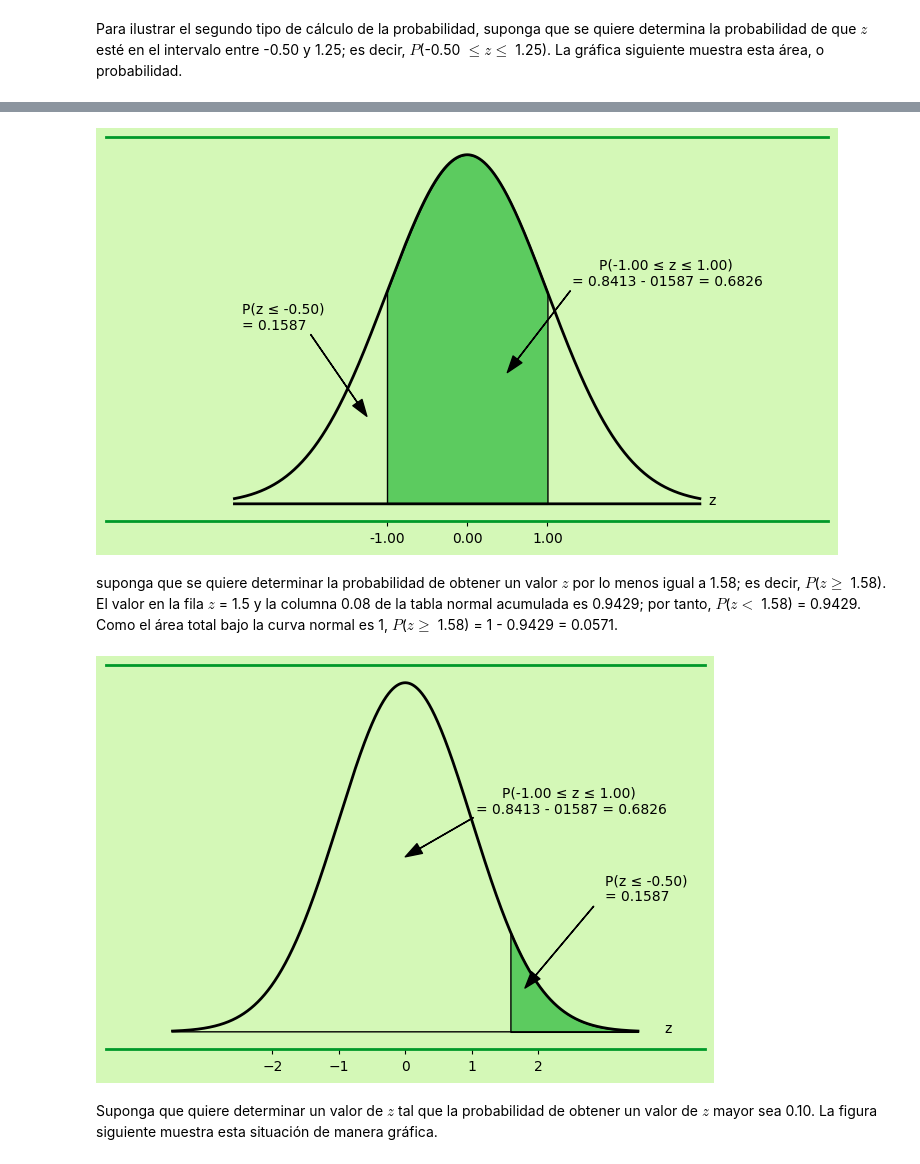
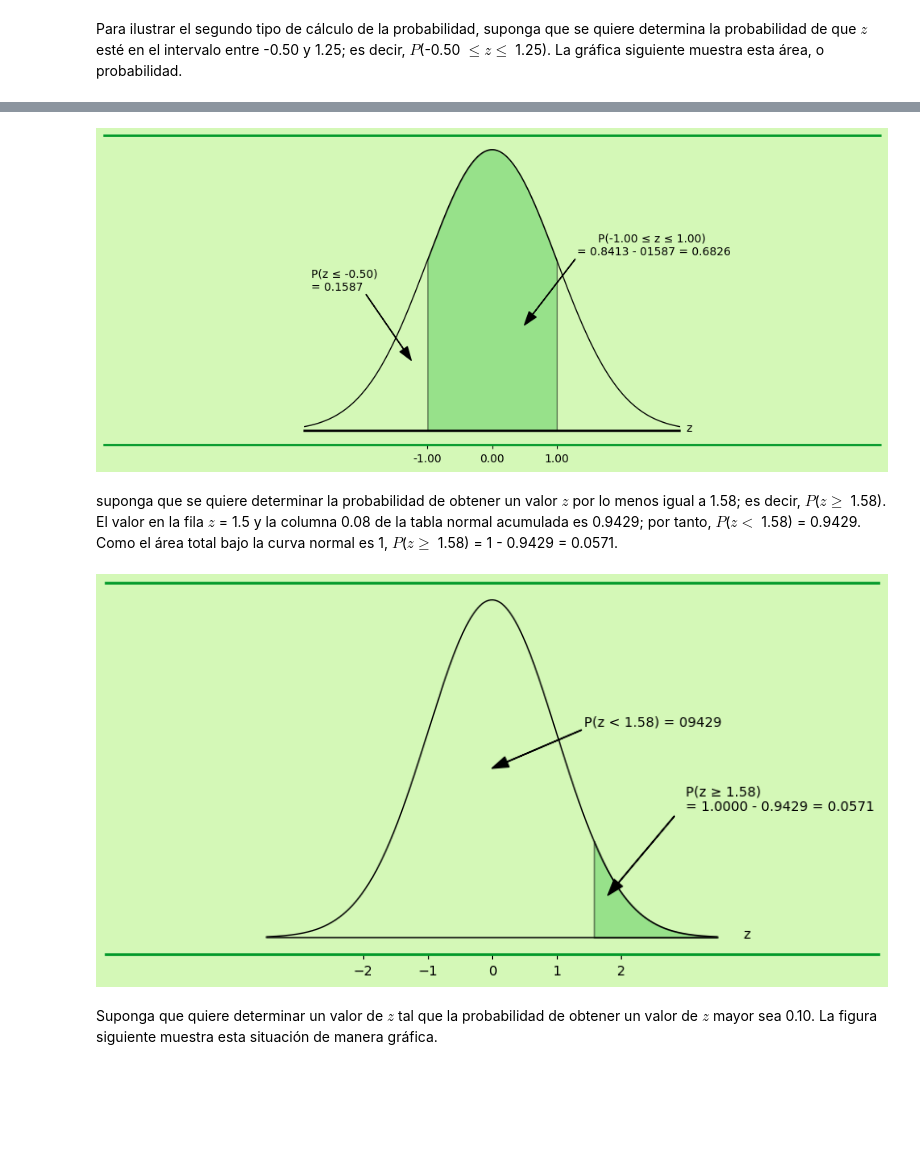
Before and after one commit to blastoise2207/Proyecto, a Jupyter notebook: docs/capitulo6.ipynb, the cells around one changed output, grey strips where cells are left out. Saved outputs shown, nothing was run; the diff lists cells and outputs as text; code cells hidden in the pictures; blank space fills up the shorter version.

```diff
--- a/docs/capitulo6.ipynb
+++ b/docs/capitulo6.ipynb
@@ -703,25 +706,20 @@ Esta probabilidad se muestra gráficamente en la figura siguiente.
 import numpy as np
 import matplotlib.pyplot as plt
 from scipy.stats import norm
-import matplotlib.patches as patches
+
 x = np.arange(-2.9, 2.9, 0.001)
 
 #pintar el fondo externo del grafico
 plt.figure(facecolor='#D4F8B7')
 
-
-#tamaño del grafico
-#plt.figure(figsize=(6,4))
-
-
 #area de sombreado rango
 x_filtered = x[(x >= -1.00) & (x <= 1.00)]
 
 #pintar la linea curva del grafico
-plt.plot(x, norm.pdf(x, 0, 1), linewidth = 2, color = '#000')
+plt.plot(x, norm.pdf(x, 0, 1), linewidth = 1, color = '#000')
 
 #pintar el area sombreada del grafico y graficar
-plt.fill_between(x_filtered, norm.pdf(x_filtered, 0, 1), color='#5CCB5F', alpha=1, edgecolor='black')
+plt.fill_between(x_filtered, norm.pdf(x_filtered, 0, 1), color='#5CCB5F', alpha=0.5, edgecolor='black')
 
 #añadir texto al grafico
 plt.text(-2.8, 0.20, ("P(z \u2264 -0.50) \n= 0.1587"))
@@ -732,40 +730,38 @@ ax = plt.gca()
 ax.spines['top'].set_color('#009929')
 ax.spines['top'].set_linewidth(2)
 #ancho del borde superior
-ax.spines['top'].set_bounds(-4.5, 4.5)
+ax.spines['top'].set_bounds(-6, 6)
 ax.spines['bottom'].set_color('#009929')
 ax.spines['bottom'].set_linewidth(2)
 #ancho del borde inferior
-ax.spines['bottom'].set_bounds(-4.5, 4.5)
+ax.spines['bottom'].set_bounds(-6, 6)
 ax.spines['right'].set_visible(False)
 ax.spines['left'].set_visible(False)
 
 #pintar el fondo interno del grafico
 ax.set_facecolor('#D4F8B7')
 
 #linea inferior del grafico
 plt.plot(x, [0]*len(x), color='black', linewidth=2)
 
 #centrar el grafico
 plt.subplots_adjust(left=0.1, right=0.9, top=0.9, bottom=0.1)
-
-#plt.arrow(0.1, 0.1, 0.2, 0.2, width=0.05, color='black')
 
 #flecha
 plt.annotate(" ", xytext = (-2, 0.2), xy = (-1.25, 0.10), arrowprops = dict(facecolor = 'black', width = 0.2, headwidth = 8),
              horizontalalignment = 'center')
 
 #texto con flecha
 plt.annotate("P(-1.00 \u2264 z \u2264 1.00) \n= 0.8413 - 01587 = 0.6826", xytext = (2.5, 0.25),
              xy = (0.5, 0.15), arrowprops = dict(facecolor = 'black', width = 0.2, headwidth = 8),
              horizontalalignment = 'center')
 
 #mostrar ejes x, y
 plt.xticks([-1, 0, 1], ['{:.2f}'.format(i) for i in [-1, 0, 1]])
 plt.yticks([])
 plt.show()
 # %% [output]
-[figure, old version]
+[figure, new version]
 # %% [markdown]
 suponga que se quiere determinar la probabilidad de obtener un valor $z$ por lo menos igual a 1.58; es decir,
 $P$($z \ge$ 1.58). El valor en la fila $z$ = 1.5 y la columna 0.08 de la tabla normal acumulada es 0.9429; por tanto, $P$($z <$ 1.58) = 0.9429. Como el área total bajo la curva normal es 1, $P$($z \ge$ 1.58) = 1 - 0.9429 = 0.0571.
@@ -773,7 +769,7 @@ $P$($z \ge$ 1.58). El valor en la fila $z$ = 1.5 y la columna 0.08 de la tabla n
 import numpy as np
 import matplotlib.pyplot as plt
 from scipy.stats import norm
-import matplotlib.patches as patches
+
 x = np.arange(-3.5, 3.5, 0.001)
 
 #pintar el fondo externo del grafico
@@ -788,13 +784,13 @@ plt.figure(facecolor='#D4F8B7')
 x_filtered = x[(x >= 1.58) & (x <= 3.50)]
 
 #pintar la linea curva del grafico
-plt.plot(x, norm.pdf(x, 0, 1), linewidth = 2, color = '#000')
+plt.plot(x, norm.pdf(x, 0, 1), linewidth = 1, color = '#000')
 
 #pintar el area sombreada del grafico y graficar
-plt.fill_between(x_filtered, norm.pdf(x_filtered, 0, 1), color='#5CCB5F', alpha=1, edgecolor='black')
+plt.fill_between(x_filtered, norm.pdf(x_filtered, 0, 1), color='#5CCB5F', alpha=0.5, edgecolor='black')
 
 #añadir texto al grafico
-plt.text(3, 0.15, ("P(z \u2264 -0.50) \n= 0.1587"))
+plt.text(3, 0.15, ("P(z \u2265 1.58) \n= 1.0000 - 0.9429 = 0.0571"))
 plt.text(3.9, 0, ("z"))
 
 #bordes del grafico
@@ -802,11 +798,11 @@ ax = plt.gca()
 ax.spines['top'].set_color('#009929')
 ax.spines['top'].set_linewidth(2)
 #ancho del borde superior
-ax.spines['top'].set_bounds(-4.5, 4.5)
+ax.spines['top'].set_bounds(-6, 6)
 ax.spines['bottom'].set_color('#009929')
 ax.spines['bottom'].set_linewidth(2)
 #ancho del borde inferior
-ax.spines['bottom'].set_bounds(-4.5, 4.5)
+ax.spines['bottom'].set_bounds(-6, 6)
 ax.spines['right'].set_visible(False)
 ax.spines['left'].set_visible(False)
 
@@ -826,7 +822,7 @@ plt.annotate(" ", xytext = (2.9, 0.15), xy = (1.8, 0.05), arrowprops = dict(face
              horizontalalignment = 'center')
 
 #texto con flecha
-plt.annotate("P(-1.00 \u2264 z \u2264 1.00) \n= 0.8413 - 01587 = 0.6826", xytext = (2.5, 0.25),
+plt.annotate("P(z < 1.58) = 09429", xytext = (2.5, 0.25),
              xy = (0, 0.20), arrowprops = dict(facecolor = 'black', width = 0.2, headwidth = 8),
              horizontalalignment = 'center')
 
@@ -835,7 +831,7 @@ plt.xticks([-2, -1, 0, 1, 2])
 plt.yticks([])
 plt.show()
 # %% [output]
-[figure, old version]
+[figure, new version]
 # %% [markdown]
 Suponga que quiere determinar un valor de $z$ tal que la probabilidad de obtener un valor de $z$ mayor sea 0.10. La figura siguiente muestra esta situación de manera gráfica.
 # %%
```
Also changed, not shown: parts of 31 cells of this notebook.
